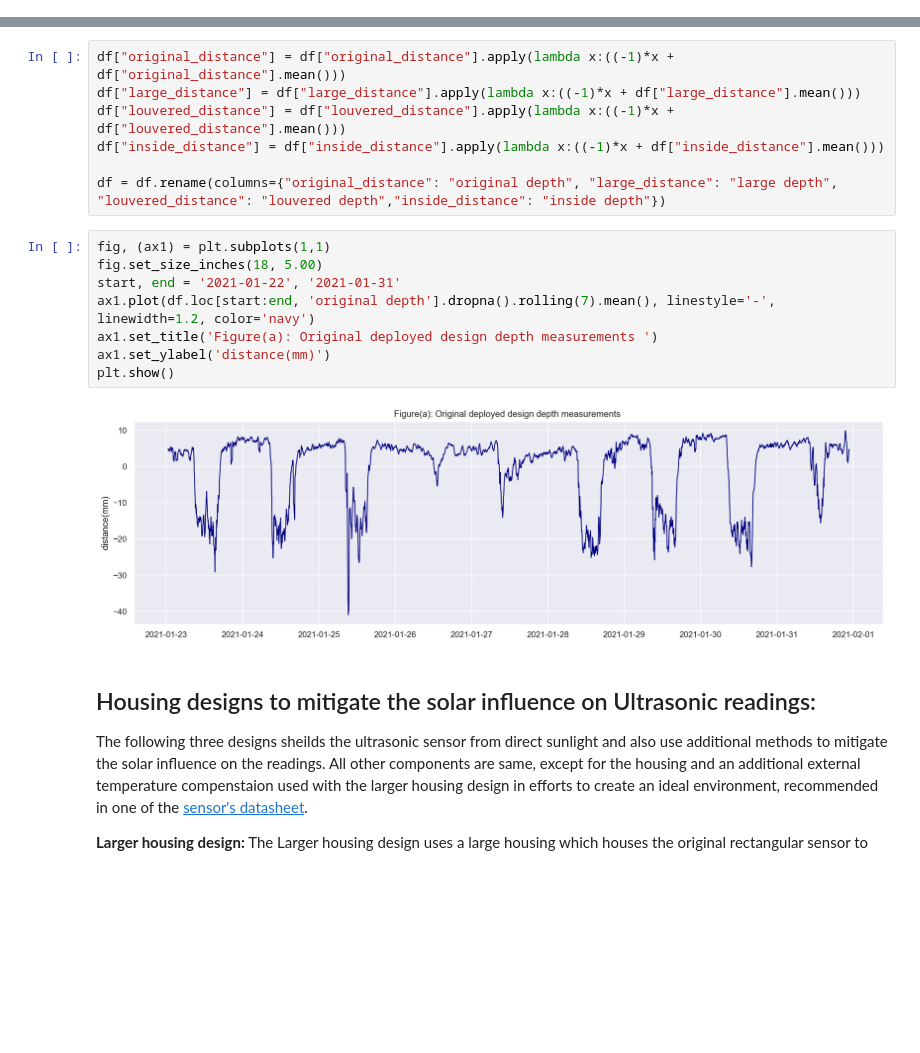
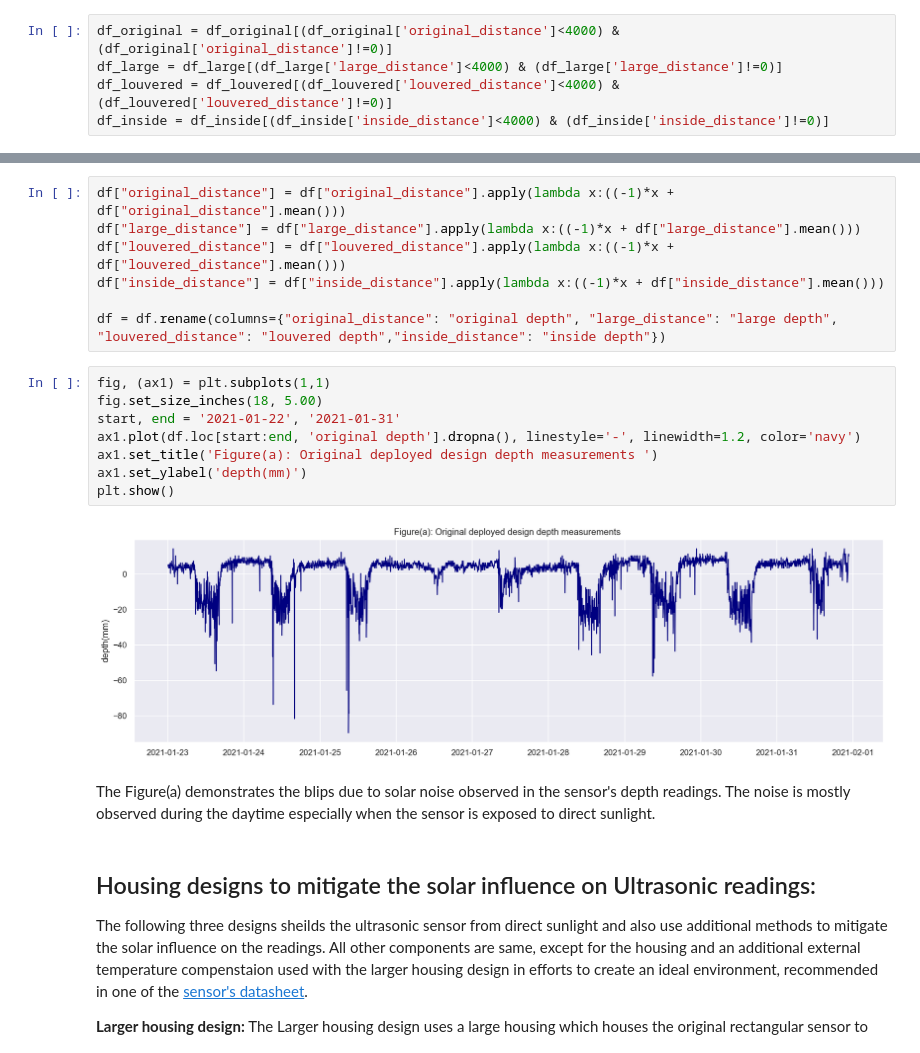
Before and after one commit to floodsense/housing_experiments, a Jupyter notebook: FloodSense_sensor_design_analysis.ipynb, the cells around one changed output, grey strips where cells are left out. Cells and saved outputs as stored; diff of their text form; blank space fills up the shorter version.

```diff
--- a/FloodSense_sensor_design_analysis.ipynb
+++ b/FloodSense_sensor_design_analysis.ipynb
@@ -53,3 +53,8 @@ df_original = df_original[(df_original['original_distance']<4000) & (df_original
+# %%
+df_original = df_original[(df_original['original_distance']<4000) & (df_original['original_distance']!=0)]
+df_large = df_large[(df_large['large_distance']<4000) & (df_large['large_distance']!=0)]
+df_louvered = df_louvered[(df_louvered['louvered_distance']<4000) & (df_louvered['louvered_distance']!=0)]
+df_inside = df_inside[(df_inside['inside_distance']<4000) & (df_inside['inside_distance']!=0)]
 # %%
 df = df_original.join(df_large, how='outer').join(df_louvered, how='outer').join(df_inside, how='outer')
 # %% [markdown]
@@ -68,13 +73,15 @@ df = df.rename(columns={"original_distance": "original depth", "large_distance":
 # %%
 fig, (ax1) = plt.subplots(1,1)
 fig.set_size_inches(18, 5.00)
 start, end = '2021-01-22', '2021-01-31'
-ax1.plot(df.loc[start:end, 'original depth'].dropna().rolling(7).mean(), linestyle='-', linewidth=1.2, color='navy')
+ax1.plot(df.loc[start:end, 'original depth'].dropna(), linestyle='-', linewidth=1.2, color='navy')
 ax1.set_title('Figure(a): Original deployed design depth measurements ')
-ax1.set_ylabel('distance(mm)')
+ax1.set_ylabel('depth(mm)')
 plt.show()
 # %% [output]
-[figure, old version]
+[figure, new version]
+# %% [markdown]
+The Figure(a) demonstrates the blips due to solar noise observed in the sensor's depth readings. The noise is mostly observed during the daytime especially when the sensor is exposed to direct sunlight.
 # %% [markdown]
 ## Housing designs to mitigate the solar influence on Ultrasonic readings:
 
```
Also changed, not shown: parts of 46 cells of this notebook.
